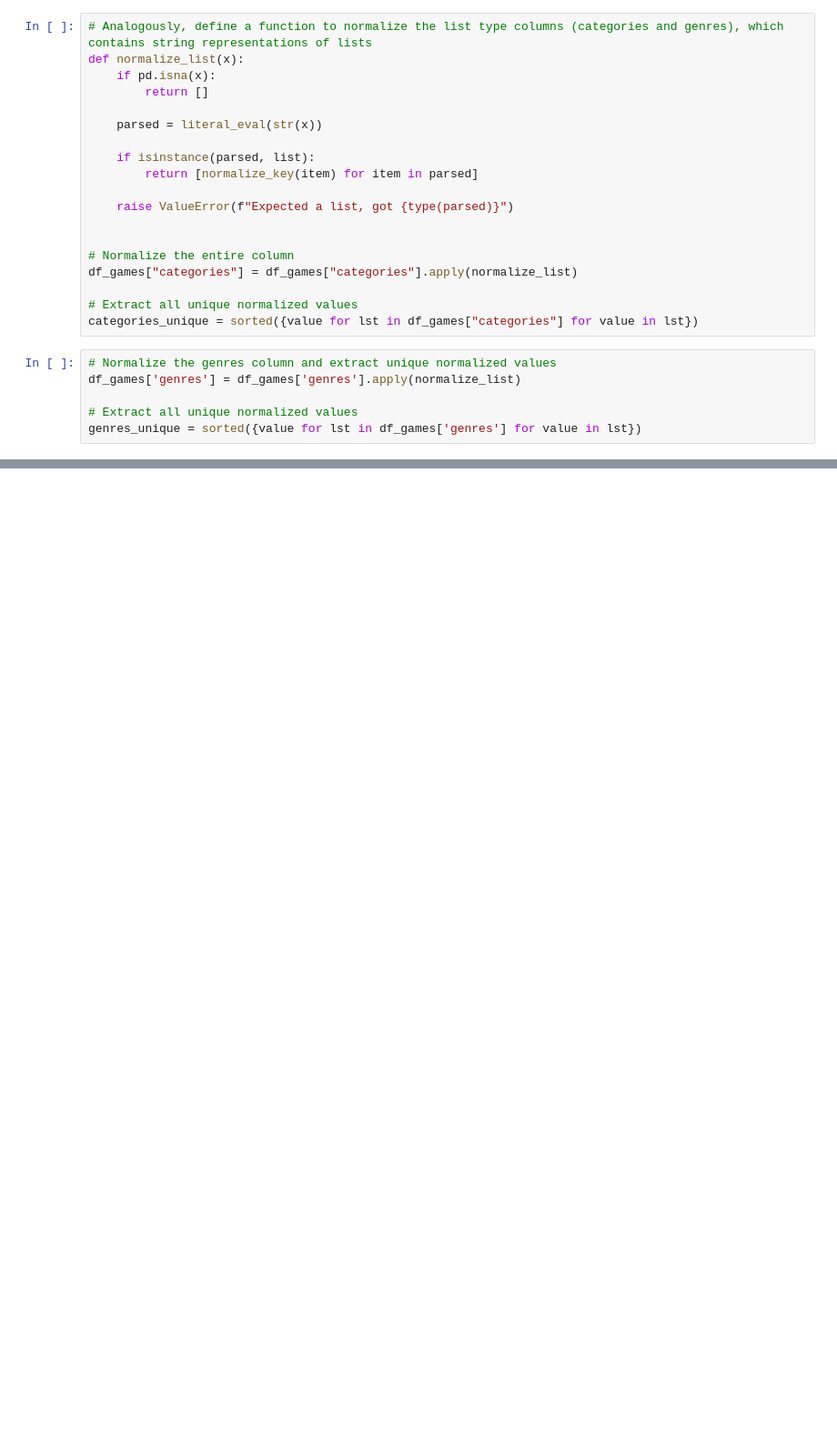
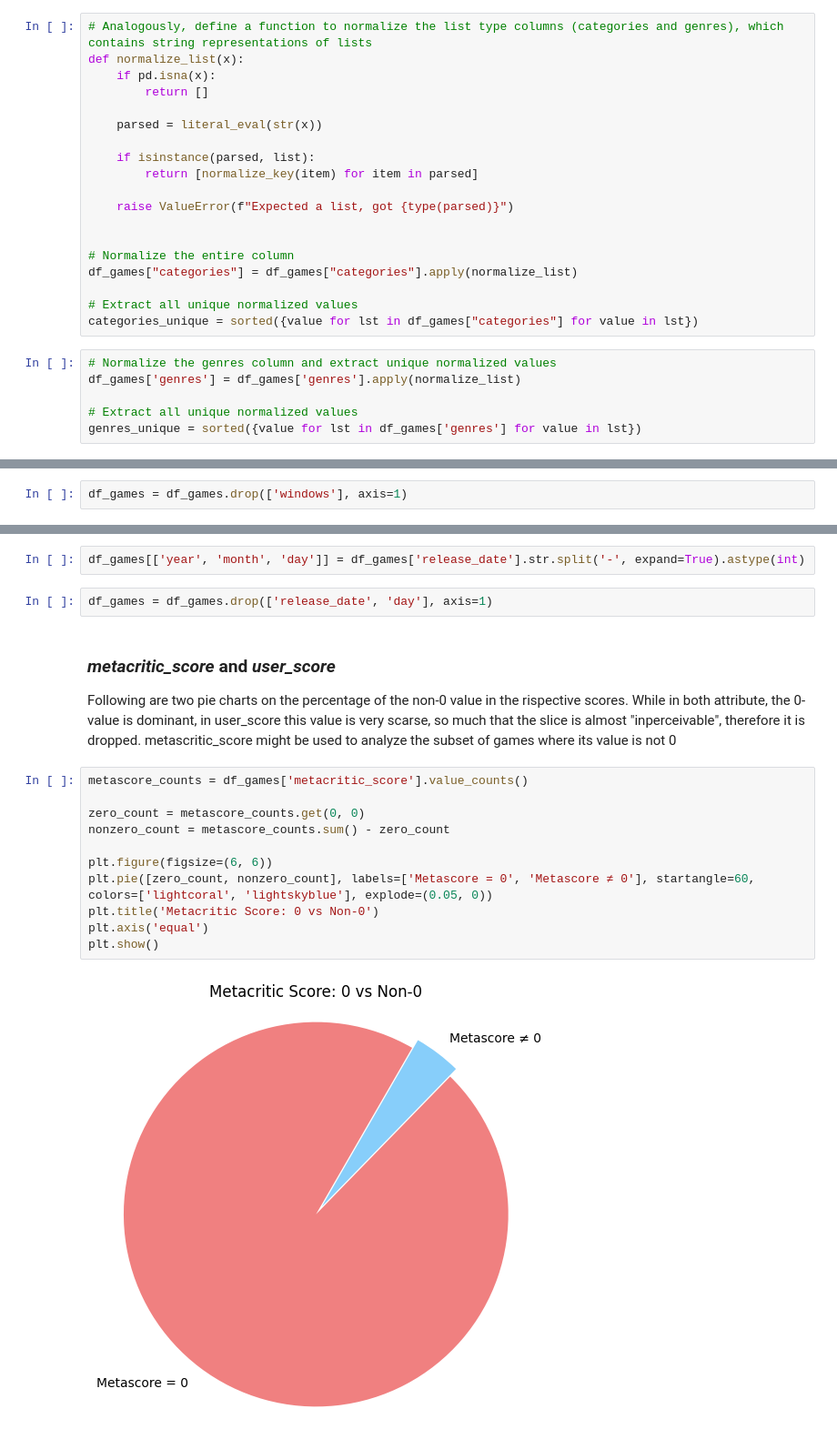
Before and after one commit to Jingrui-Zhu/SLDV, a Jupyter notebook: dataset_cleaning.ipynb, the cells around one changed output, grey strips where cells are left out. Shown at 91% size. Cells and saved outputs as stored; diff of their text form; blank space fills up the shorter version.

```diff
--- a/dataset_cleaning.ipynb
+++ b/dataset_cleaning.ipynb
@@ -400,0 +298,2 @@ plt.show()
+# %%
+df_games = df_games.drop(['windows'], axis=1)
@@ -400,0 +303,20 @@ plt.show()
+# %%
+df_games[['year', 'month', 'day']] = df_games['release_date'].str.split('-', expand=True).astype(int)
+# %%
+df_games = df_games.drop(['release_date', 'day'], axis=1)
+# %% [markdown]
+### *metacritic_score* and *user_score*
+Following are two pie charts on the percentage of the non-0 value in the rispective scores. While in both attribute, the 0-value is dominant, in user_score this value is very scarse, so much that the slice is almost "inperceivable", therefore it is dropped. metascritic_score might be used to analyze the subset of games where its value is not 0
+# %%
+metascore_counts = df_games['metacritic_score'].value_counts()
+
+zero_count = metascore_counts.get(0, 0)
+nonzero_count = metascore_counts.sum() - zero_count
+
+plt.figure(figsize=(6, 6))
+plt.pie([zero_count, nonzero_count], labels=['Metascore = 0', 'Metascore ≠ 0'], startangle=60, colors=['lightcoral', 'lightskyblue'], explode=(0.05, 0))
+plt.title('Metacritic Score: 0 vs Non-0')
+plt.axis('equal')
+plt.show()
+# %% [output]
+[figure, added]
```
Also changed, not shown: parts of 45 cells of this notebook.
